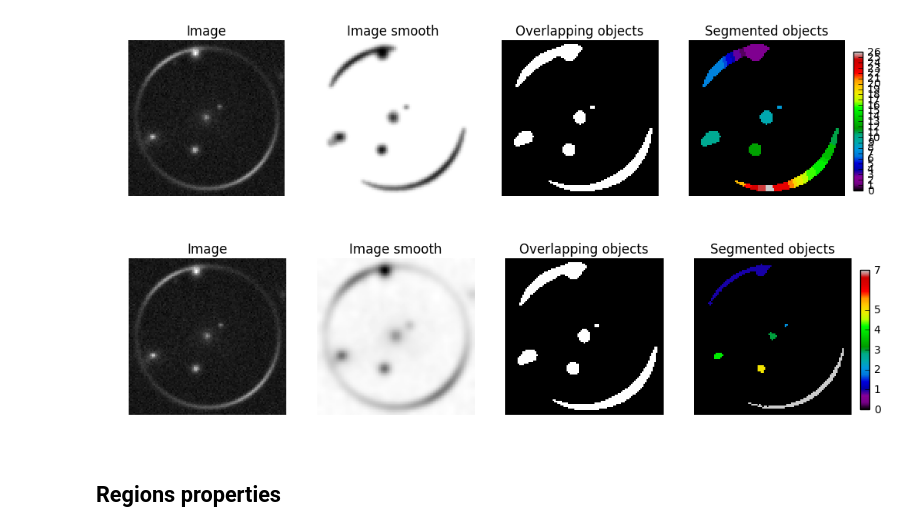
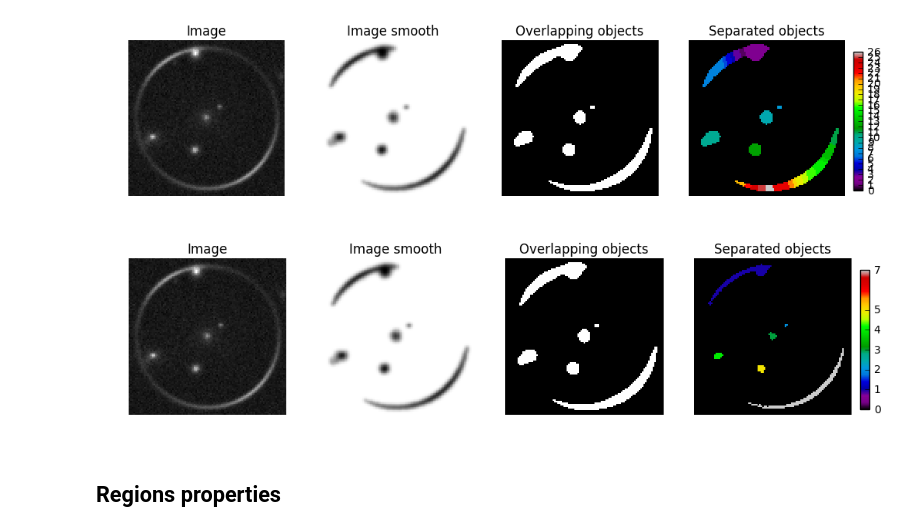
Before and after one commit to chbrandt/GravLensFind, a Jupyter notebook: segmenting image.ipynb, the cells around one changed output. Cells and saved outputs as stored; diff of their text form; code cells hidden in the pictures.

Commit message:
Update segment image tests

```diff
--- a/segmenting image.ipynb
+++ b/segmenting image.ipynb
@@ -128,4 +127,5 @@ from skimage.morphology import disk
 from skimage.filters.rank import entropy
 
 img_entr = entropy(img,disk(4))
+img_entr = normalize(img_entr)
 # plt.imshow(img_entr)
@@ -268,7 +429,7 @@ plt.show()
 # %% [output]
 [figure]
 # %%
-def create_mask(contours,img_shape):
+def create_mask(img,contours):
     def define_regions(contours):
         '''
         Return a list of regions (~matplotlib.path.Path), for each entry in 'country_map'
@@ -287,20 +448,20 @@ def create_mask(contours,img_shape):
 
     # Create vertex coordinates for each grid cell...
     # (<0,0> is at the top left of the grid in this system)
-    ny,nx = img_shape
+    ny,nx = img.shape
     x, y = np.meshgrid(np.arange(nx), np.arange(ny))
     x, y = x.flatten(), y.flatten()
 
     grid = np.vstack((y,x)).T
 
-    mask = np.zeros(img_shape).astype(bool)
+    mask = np.zeros(img.shape).astype(bool)
     paths = define_regions(contours)
     for path in paths:
         _mask = path.contains_points(grid)
         mask = mask + _mask.reshape((ny,nx))
     return mask
 
-mask = create_mask(contours,img_smooth.shape)
+mask = create_mask(img_smooth,contours)
 # %%
 plt.imshow(mask, cmap='gray')
 # %% [output]
@@ -465,7 +604,7 @@ ax[2].imshow(mask, cmap=plt.cm.gray, interpolation='nearest')
 ax[2].set_title('Overlapping objects')
 
 im = ax[3].imshow(labels, cmap=plt.cm.spectral, interpolation='nearest')
-ax[3].set_title('Segmented objects')
+ax[3].set_title('Separated objects')
 
 cax = fig.add_axes([0.91, 0.2, 0.01, 0.6])
 vals = np.unique(labels)
@@ -481,32 +620,32 @@ plt.show()
 # %%
 fig, axes = plt.subplots(ncols=4, figsize=(12, 3), sharex=True, sharey=True,
                          subplot_kw={'adjustable': 'box-forced'})
 ax = axes.ravel()
 
 _ = ax[0].imshow(img, cmap=plt.cm.gray, interpolation='nearest')
 ax[0].set_title('Image')
 
-_ = ax[1].imshow(-img_smooth, cmap=plt.cm.gray, interpolation='nearest')
+_ = ax[1].imshow(-img_mask_smooth, cmap=plt.cm.gray, interpolation='nearest')
 ax[1].set_title('Image smooth')
 
 _ = ax[2].imshow(mask, cmap=plt.cm.gray, interpolation='nearest')
 ax[2].set_title('Overlapping objects')
 
 im = ax[3].imshow(img_reg, cmap=plt.cm.spectral, interpolation='nearest')
-ax[3].set_title('Segmented objects')
+ax[3].set_title('Separated objects')
 
 cax = fig.add_axes([0.91, 0.2, 0.01, 0.6])
 vals = np.unique(img_reg)
 # fig.colorbar(im, cax=cax, values=vals, ticks=vals)
 fig.colorbar(im, cax=cax, ticks=vals)
 
 for a in ax:
     a.set_axis_off()
 
 # fig.tight_layout()
 plt.show()
 # %% [output]
-[figure, old version]
+[figure, new version]
 # %% [markdown]
 ## Regions properties
 # %%
```
Also changed, not shown: parts of 36 cells of this notebook.
